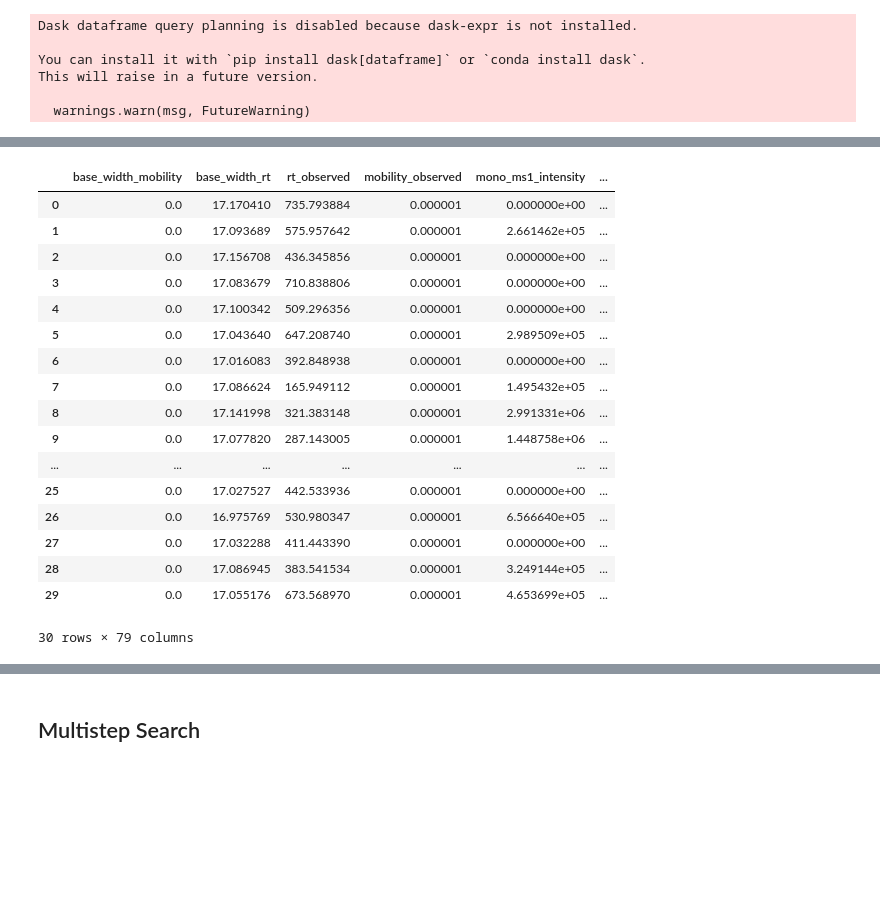
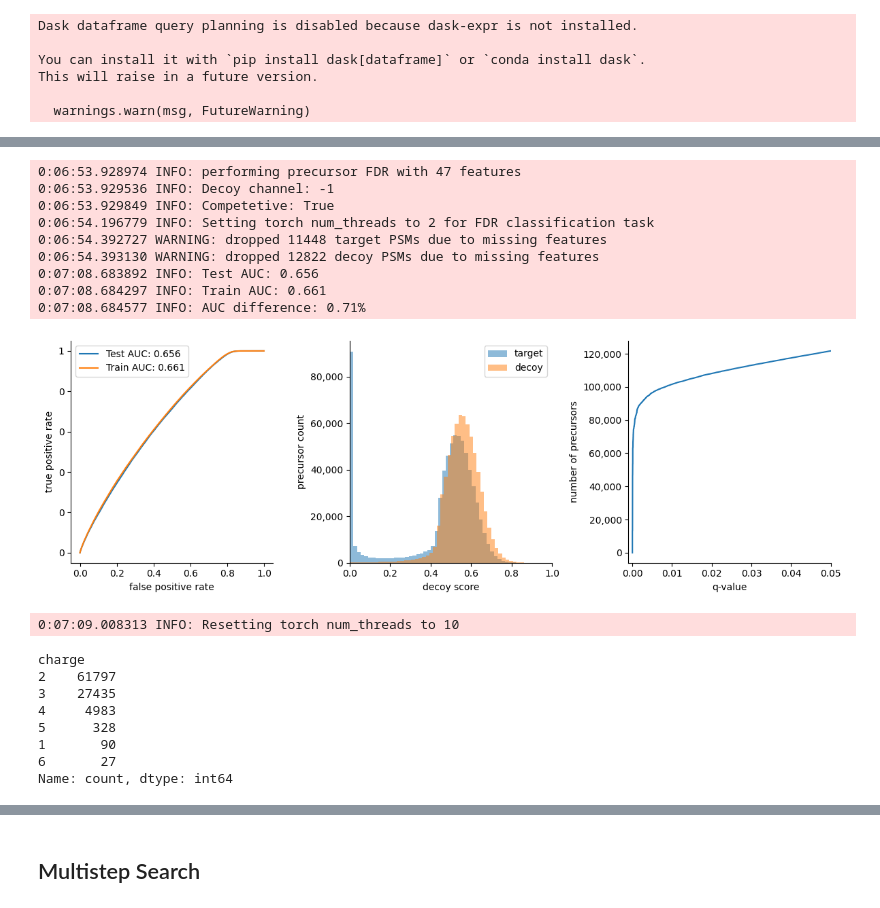
Before and after one commit to MannLabs/alphadia-search-rs, a Jupyter notebook: scripts/debug_lvl1.ipynb, the cells around one changed output, grey strips where cells are left out. Cells and saved outputs as stored; diff of their text form; code cells hidden in the pictures; blank space fills up the shorter version.

```diff
--- a/scripts/debug_lvl1.ipynb
+++ b/scripts/debug_lvl1.ipynb
@@ -208,0 +191,13 @@ candidates_df['scan_center'] = 0
+# %%
+scoring = PeakScoring(
+    workflow.dia_data,
+    workflow.spectral_library._precursor_df,
+    workflow.spectral_library._fragment_df,
+    config_dict,
+    rt_column="rt_calibrated",
+    mobility_column="mobility_library",
+    precursor_mz_column="mz_calibrated",
+    fragment_mz_column="mz_calibrated",
+)
+# %%
+candidates_df = scoring()
@@ -209,2 +207,2 @@ candidates_df['scan_center'] = 0
 # %%
-candidates_df = candidates_df.sort_values(by='score', ascending=False).head(10)
+candidates_df = candidates_df.sort_values(by='score', ascending=False).head(5_000_000)
@@ -248,7 +236,6 @@ candidate_scoring = plexscoring.CandidateScoring(
 
 features_df, fragments_df = candidate_scoring(
     candidates_df,
-    thread_count=workflow.config["general"]["thread_count"],
-    debug=True,
+    thread_count=workflow.config["general"]["thread_count"]
 )
 # %% [output]
@@ -269,21 +243,14 @@ precursor 19 channel 0
-# %%
-features_df
-# %% [output]
-|  | base_width_mobility | base_width_rt | rt_observed | mobility_observed | mono_ms1_intensity | ... |
-| 0 | 0.0 | 17.170410 | 735.793884 | 0.000001 | 0.000000e+00 | ... |
-| 1 | 0.0 | 17.093689 | 575.957642 | 0.000001 | 2.661462e+05 | ... |
-| 2 | 0.0 | 17.156708 | 436.345856 | 0.000001 | 0.000000e+00 | ... |
-| 3 | 0.0 | 17.083679 | 710.838806 | 0.000001 | 0.000000e+00 | ... |
-| 4 | 0.0 | 17.100342 | 509.296356 | 0.000001 | 0.000000e+00 | ... |
-| 5 | 0.0 | 17.043640 | 647.208740 | 0.000001 | 2.989509e+05 | ... |
-| 6 | 0.0 | 17.016083 | 392.848938 | 0.000001 | 0.000000e+00 | ... |
-| 7 | 0.0 | 17.086624 | 165.949112 | 0.000001 | 1.495432e+05 | ... |
-| 8 | 0.0 | 17.141998 | 321.383148 | 0.000001 | 2.991331e+06 | ... |
-| 9 | 0.0 | 17.077820 | 287.143005 | 0.000001 | 1.448758e+06 | ... |
-| ... | ... | ... | ... | ... | ... | ... |
-| 25 | 0.0 | 17.027527 | 442.533936 | 0.000001 | 0.000000e+00 | ... |
-| 26 | 0.0 | 16.975769 | 530.980347 | 0.000001 | 6.566640e+05 | ... |
-| 27 | 0.0 | 17.032288 | 411.443390 | 0.000001 | 0.000000e+00 | ... |
-| 28 | 0.0 | 17.086945 | 383.541534 | 0.000001 | 3.249144e+05 | ... |
-| 29 | 0.0 | 17.055176 | 673.568970 | 0.000001 | 4.653699e+05 | ... |
-30 rows × 79 columns
+# %%
+psm_nb_df = workflow.fdr_correction(features_df, fragments_df)
+# %% [output]
+0:06:53.928974 INFO: performing precursor FDR with 47 features
+0:06:53.929536 INFO: Decoy channel: -1
+0:06:53.929849 INFO: Competetive: True
+0:06:54.196779 INFO: Setting torch num_threads to 2 for FDR classification task
+0:06:54.392727 WARNING: dropped 11448 target PSMs due to missing features
+0:06:54.393130 WARNING: dropped 12822 decoy PSMs due to missing features
+0:07:08.683892 INFO: Test AUC: 0.656
+0:07:08.684297 INFO: Train AUC: 0.661
+0:07:08.684577 INFO: AUC difference: 0.71%
+[figure, added]
+0:07:09.008313 INFO: Resetting torch num_threads to 10
@@ -289,0 +261,11 @@ features_df
+# %%
+psm_rs_df['charge'].value_counts()
+# %% [output]
+charge
+2    61797
+3    27435
+4     4983
+5      328
+1       90
+6       27
+Name: count, dtype: int64
```
Also changed, not shown: parts of 25 cells of this notebook, 7 other files.
